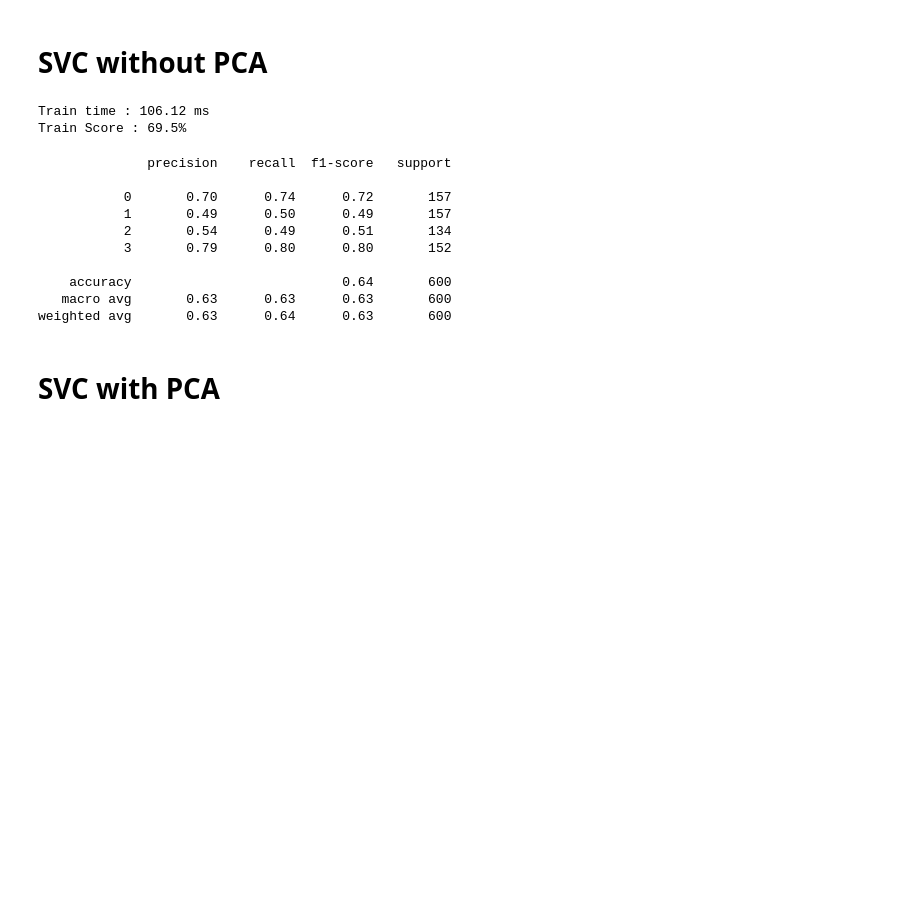
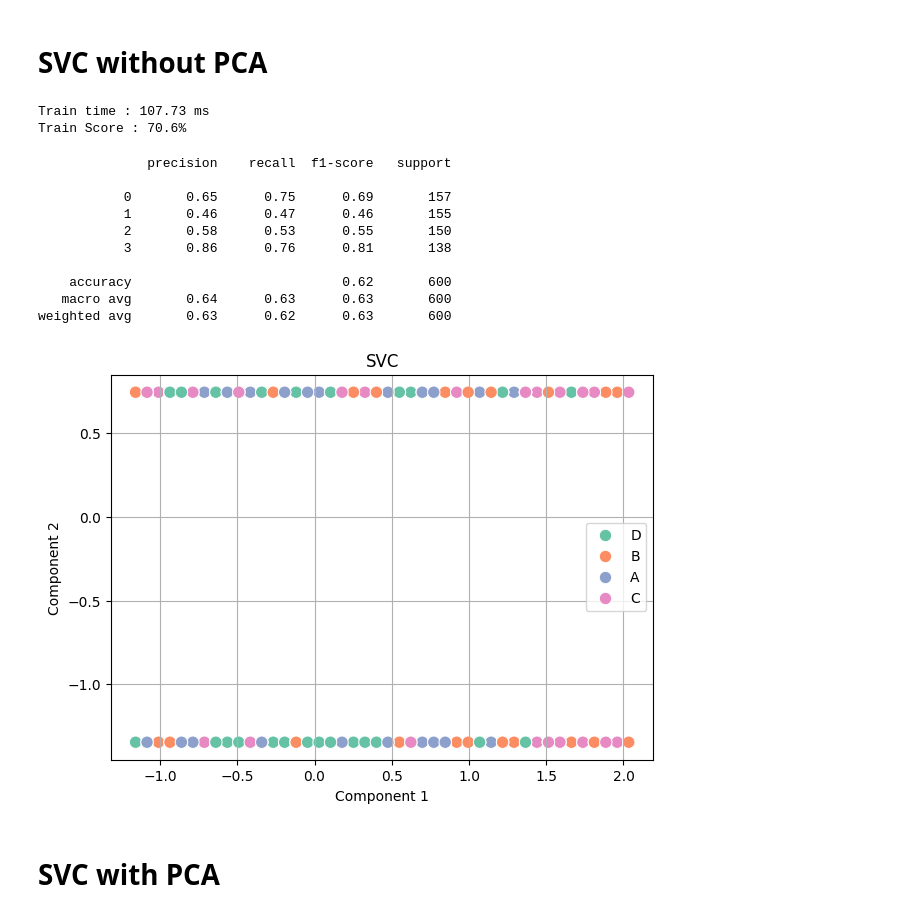
Before and after one commit to CprALin/JupyterNotebooks, a Jupyter notebook: BodyPerformance_PCA_TSNE.ipynb, the cells around one changed output. Saved outputs shown, nothing was run; the diff lists cells and outputs as text; code cells hidden in the pictures; blank space fills up the shorter version.

```diff
--- a/BodyPerformance_PCA_TSNE.ipynb
+++ b/BodyPerformance_PCA_TSNE.ipynb
@@ -161,6 +169,20 @@ X_scaled = scaler.fit_transform(X)
 # Import PCA & t-SNE
 from sklearn.decomposition import PCA
 from sklearn.manifold import TSNE
+# %%
+# Plot function
+def plot_2D(X, y , title) :
+    hue_labels = ['D' , 'A' , 'C' , 'B']
+
+    y_labels = [ hue_labels[val] for val in y]
+
+    plt.figure(figsize=(7,5))
+    sns.scatterplot(x=X[:,0] , y=X[:,1] , hue=y_labels , palette='Set2' , s=80)
+    plt.title(title)
+    plt.xlabel('Component 1')
+    plt.ylabel('Component 2')
+    plt.grid(True)
+    plt.show()
 # %% [markdown]
 # SVC without PCA
 # %%
@@ -185,27 +207,34 @@ svc_without_pca_score['train_score'] = round(score*100 , 2)
 svc_without_pca_score[0] = {
      'components_number'  : 0,
      'train_time' : round(end_time * 1000 , 2),
-     'acc_score' : round(score*100 , 2)
 }
 # %% [output]
-Train time : 106.12 ms
-Train Score : 69.5%
+Train time : 107.73 ms
+Train Score : 70.6%
 # %%
 y_pred = svc.predict(X_test_scaled)
 print(classification_report(y_test , y_pred))
 svc_without_pca = accuracy_score(y_test , y_pred)
-svc_with_pca_results['acc_score'] = round(svc_without_pca * 100 , 2)
+svc_without_pca_score[0] = {
+    'components_number'  : 0,
+    'train_time' : round(end_time * 1000 , 2),
+    'acc_score' : round(svc_without_pca * 100 , 2)
+}
 # %% [output]
               precision    recall  f1-score   support
 
-           0       0.70      0.74      0.72       157
-           1       0.49      0.50      0.49       157
-           2       0.54      0.49      0.51       134
-           3       0.79      0.80      0.80       152
+           0       0.65      0.75      0.69       157
+           1       0.46      0.47      0.46       155
+           2       0.58      0.53      0.55       150
+           3       0.86      0.76      0.81       138
 
-    accuracy                           0.64       600
-   macro avg       0.63      0.63      0.63       600
-weighted avg       0.63      0.64      0.63       600
+    accuracy                           0.62       600
+   macro avg       0.64      0.63      0.63       600
+weighted avg       0.63      0.62      0.63       600
+# %%
+plot_2D(X_test_scaled , y_pred , 'SVC')
+# %% [output]
+[figure, added]
 # %% [markdown]
 # SVC with PCA
 # %%
```
Also changed, not shown: parts of 16 cells of this notebook.
